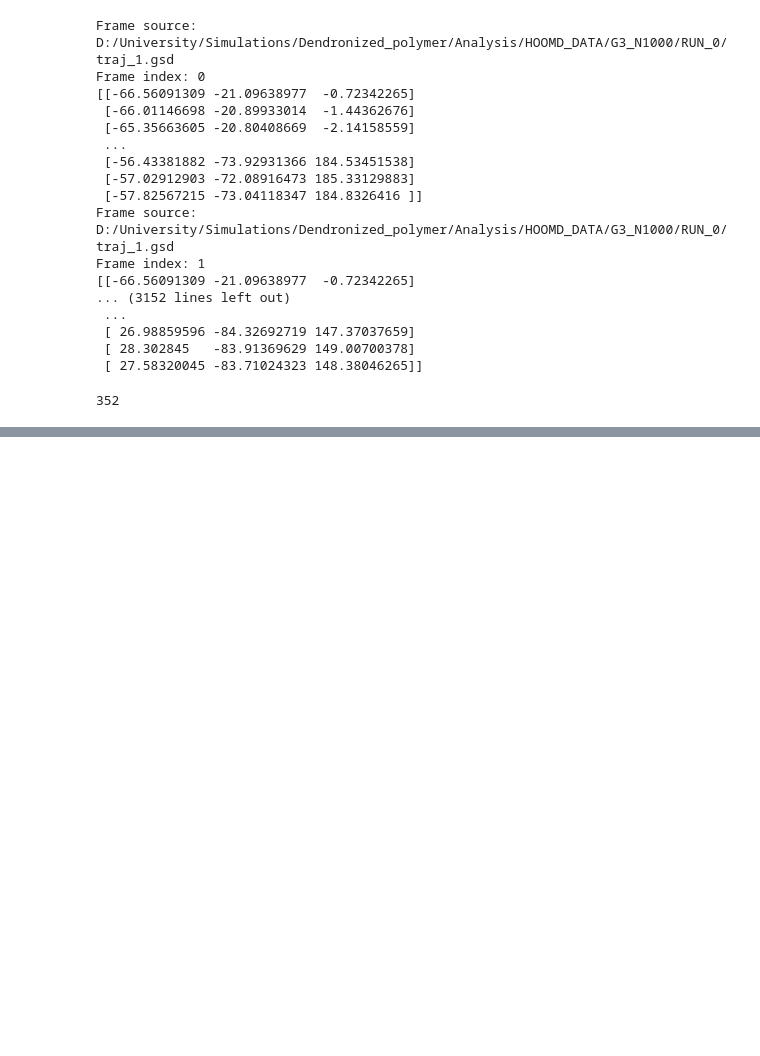
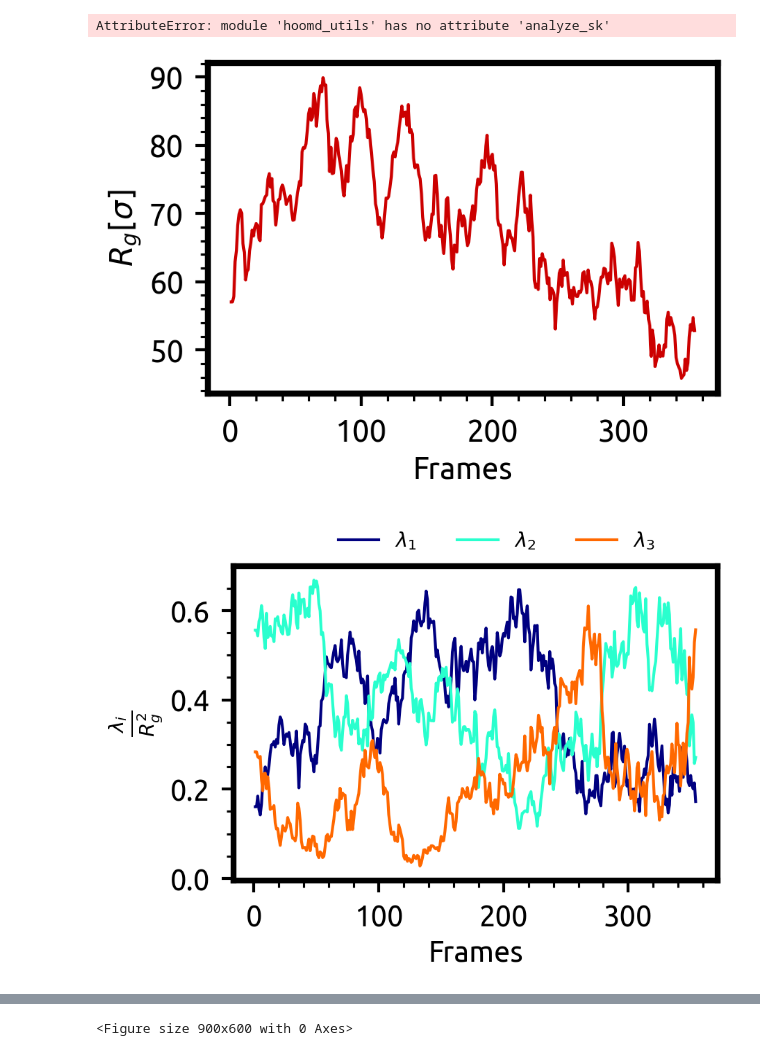
Before and after one commit to emmver/Molecular-Dynamics-Projects, a Jupyter notebook: Denpols/analysis.ipynb, the cells around one changed output, grey strips where cells are left out. Saved outputs shown, nothing was run; the diff lists cells and outputs as text; code cells hidden in the pictures; blank space fills up the shorter version.

```diff
--- a/Denpols/analysis.ipynb
+++ b/Denpols/analysis.ipynb
@@ -65,50 +82,28 @@ def rg_tens (r):
-# %%
-filename='./traj_1.gsd'
-to_store='Lammps_Traj/'+filename[2:]
-if os.path.isdir(to_store)==False:
-    os.mkdir(to_store)
-pipeline=import_file(filename)
-#pipe_exp=
-# Loop over all frames of the sequence.
-for frame_index in range(pipeline.source.num_frames):
-
-    # Calling FileSource.compute() loads the requested frame
-    # from the sequence into memory and returns the data as a new
-    # DataCollection:
-    data = pipeline.source.compute(frame_index)
-
-    # The source path and the index of the current frame
-    # are attached as attributes to the data collection:
-    print('Frame source:', data.attributes['SourceFile'])
-    print('Frame index:', data.attributes['SourceFrame'])
-    # Accessing the loaded frame data, e.g the particle positions:
-    #print(data.particles.positions[...])
-# %% [output]
-Frame source: D:/University/Simulations/Dendronized_polymer/Analysis/HOOMD_DATA/G3_N1000/RUN_0/traj_1.gsd
-Frame index: 0
-[[-66.56091309 -21.09638977  -0.72342265]
- [-66.01146698 -20.89933014  -1.44362676]
- [-65.35663605 -20.80408669  -2.14158559]
- ...
- [-56.43381882 -73.92931366 184.53451538]
- [-57.02912903 -72.08916473 185.33129883]
- [-57.82567215 -73.04118347 184.8326416 ]]
-Frame source: D:/University/Simulations/Dendronized_polymer/Analysis/HOOMD_DATA/G3_N1000/RUN_0/traj_1.gsd
-Frame index: 1
-[[-66.56091309 -21.09638977  -0.72342265]
-... (3152 lines left out)
- ...
- [ 26.98859596 -84.32692719 147.37037659]
- [ 28.302845   -83.91369629 149.00700378]
- [ 27.58320045 -83.71024323 148.38046265]]
-# %%
-
-
-filename='./traj_1.gsd'
-for frame_index in range(pipeline.source.num_frames):
-    data = pipeline.source.compute(frame_index)
-    pos=data.particles.positions[:]
-# %% [output]
-352
-# %%
-pos=data.particles.positions
+# %%
+hu.ge
+# %% [output]
+AttributeError: module 'hoomd_utils' has no attribute 'analyze_sk'
+# %%
+filename='./traj_1.gsd'
+rgsq=[]
+lambda_1=[]
+lambda_2=[]
+lambda_3=[]
+jj = -1
+totrep = 0
+for frame_index in tqdm(range(pipeline.source.num_frames)):
+    #print("frame:",frame_index)
+    pos=data.particles.positions[:]
+    r2=rg_tens(pos)
+    rgsq.append(r2[0,0]+r2[1,1]+r2[2,2])
+    lambda_1.append(r2[0,0])
+    lambda_2.append(r2[1,1])
+    lambda_3.append(r2[2,2])
+    analys
+
+
+gyr_tens=np.vstack([np.array(rgsq),np.array(lambda_1),np.array(lambda_2),np.array(lambda_3)])
+plot_shape(pipeline.source.num_frames,gyr_tens)
+# %% [output]
+[figure, added]
+[figure, added]
@@ -115,2 +112,3 @@ pos=data.particles.positions
+<Figure size 900x600 with 0 Axes>
 # %%
 # %% [output]
```
Also changed, not shown: parts of 4 cells of this notebook, 3 other files.
